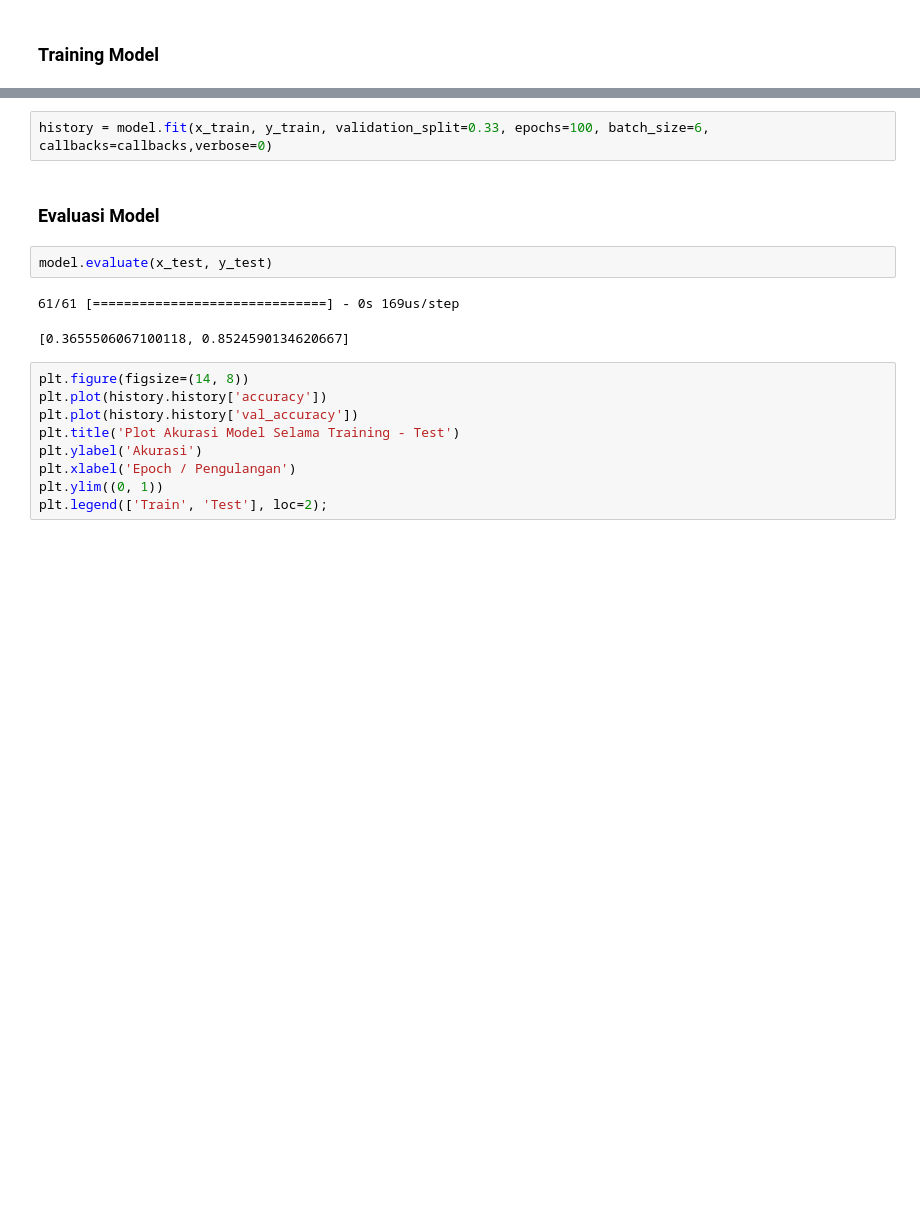
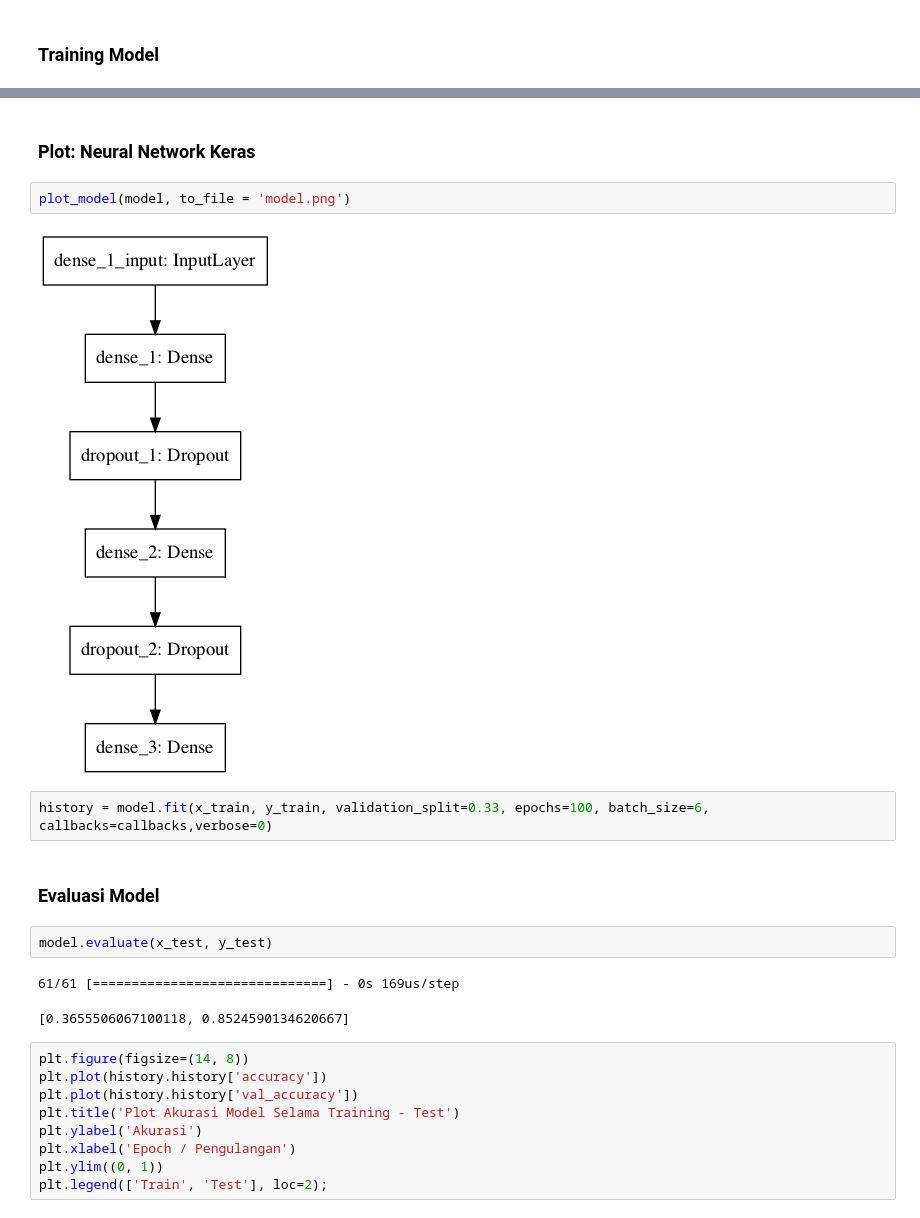
Before and after one commit to glengunawan/Heart_Disease_Prediction, a Jupyter notebook: Final_Project/Heart Disease Analysis 2.ipynb, the cells around one changed output, grey strips where cells are left out. Drawn from its saved outputs; the diff is of its cells as text; blank space fills up the shorter version.

```diff
--- a/Final_Project/Heart Disease Analysis 2.ipynb
+++ b/Final_Project/Heart Disease Analysis 2.ipynb
@@ -341,6 +358,12 @@ Total params: 253
 Trainable params: 253
 Non-trainable params: 0
 _________________________________________________________________
+# %% [markdown]
+### Plot: Neural Network Keras
+# %%
+plot_model(model, to_file = 'model.png')
+# %% [output]
+[figure, added]
 # %%
 history = model.fit(x_train, y_train, validation_split=0.33, epochs=100, batch_size=6, callbacks=callbacks,verbose=0)
 # %% [markdown]
```
Also changed, not shown: parts of 15 cells of this notebook.
